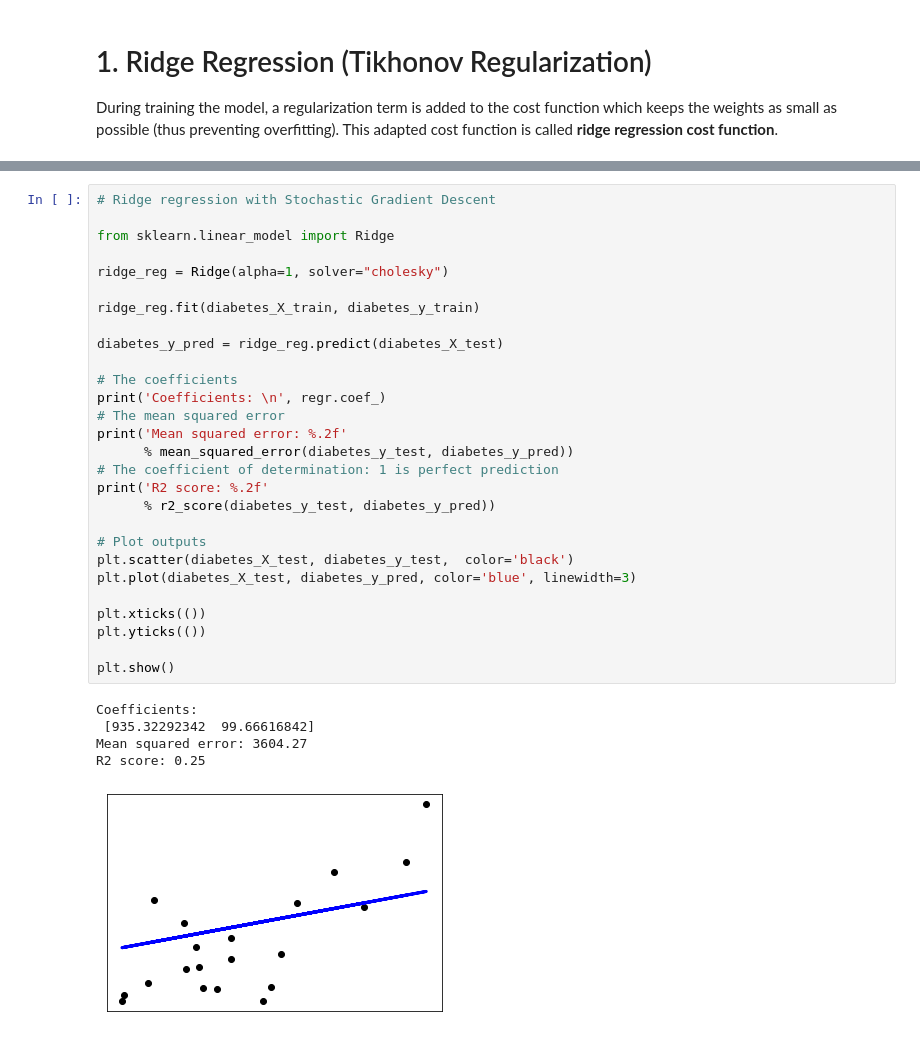
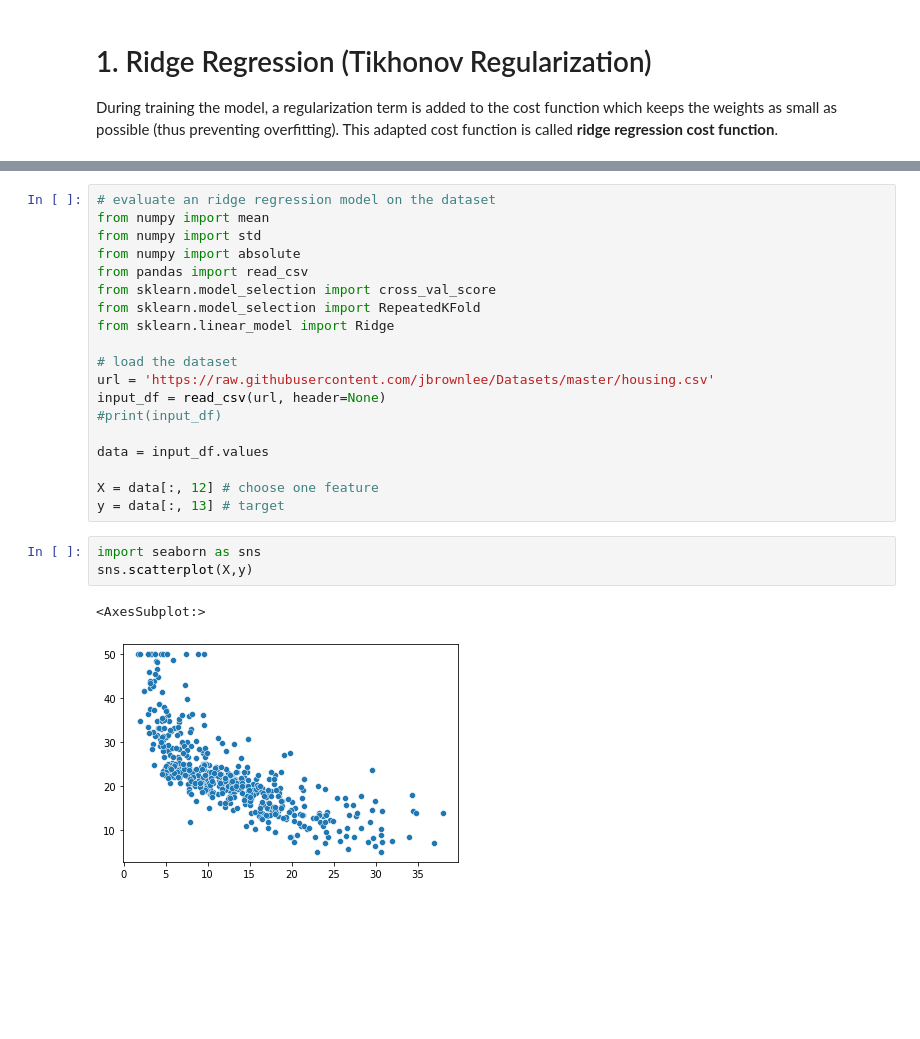
Before and after one commit to JonasSchroeder/handsonmachinelearning, a Jupyter notebook: Regularized Linear Models.ipynb, the cells around one changed output, grey strips where cells are left out. Saved outputs shown, nothing was run; the diff lists cells and outputs as text; blank space fills up the shorter version.

```diff
--- a/Regularized Linear Models.ipynb
+++ b/Regularized Linear Models.ipynb
@@ -131,34 +19,25 @@ R2 score: 0.47
-# %%
-# Ridge regression with Stochastic Gradient Descent
-
-from sklearn.linear_model import Ridge
-
-ridge_reg = Ridge(alpha=1, solver="cholesky")
-
-ridge_reg.fit(diabetes_X_train, diabetes_y_train)
-
-diabetes_y_pred = ridge_reg.predict(diabetes_X_test)
-
-# The coefficients
-print('Coefficients: \n', regr.coef_)
-# The mean squared error
-print('Mean squared error: %.2f'
-      % mean_squared_error(diabetes_y_test, diabetes_y_pred))
-# The coefficient of determination: 1 is perfect prediction
-print('R2 score: %.2f'
-      % r2_score(diabetes_y_test, diabetes_y_pred))
-
-# Plot outputs
-plt.scatter(diabetes_X_test, diabetes_y_test,  color='black')
-plt.plot(diabetes_X_test, diabetes_y_pred, color='blue', linewidth=3)
-
-plt.xticks(())
-plt.yticks(())
-
-plt.show()
-# %% [output]
-Coefficients:
- [935.32292342  99.66616842]
-Mean squared error: 3604.27
-R2 score: 0.25
-[figure, removed]
+# %%
+# evaluate an ridge regression model on the dataset
+from numpy import mean
+from numpy import std
+from numpy import absolute
+from pandas import read_csv
+from sklearn.model_selection import cross_val_score
+from sklearn.model_selection import RepeatedKFold
+from sklearn.linear_model import Ridge
+
+# load the dataset
+url = 'https://raw.githubusercontent.com/jbrownlee/Datasets/master/housing.csv'
+input_df = read_csv(url, header=None)
+#print(input_df)
+
+data = input_df.values
+
+X = data[:, 12] # choose one feature
+y = data[:, 13] # target
+# %%
+import seaborn as sns
+sns.scatterplot(X,y)
+# %% [output]
+<AxesSubplot:>
+[figure, added]
```
Also changed, not shown: parts of 9 cells of this notebook.
